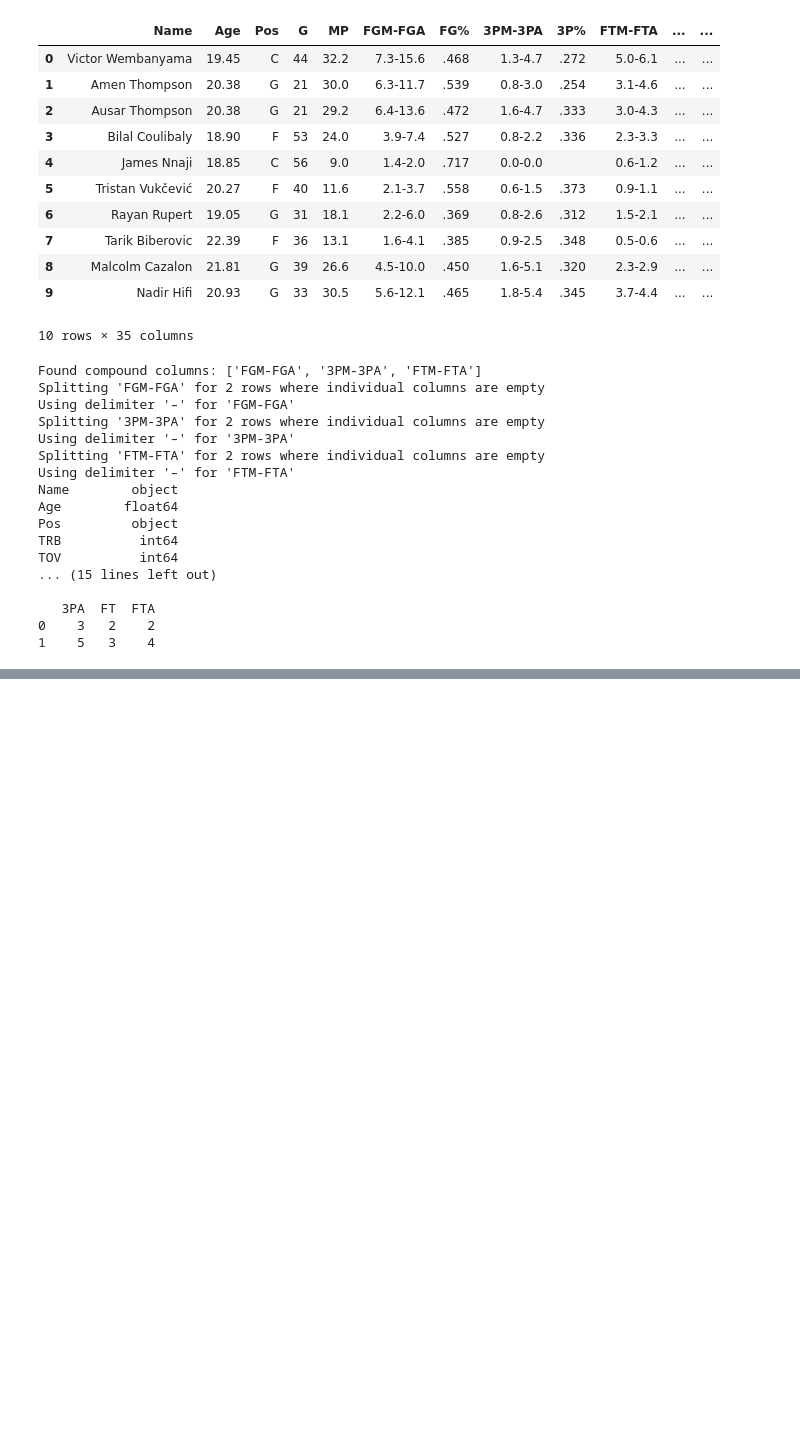
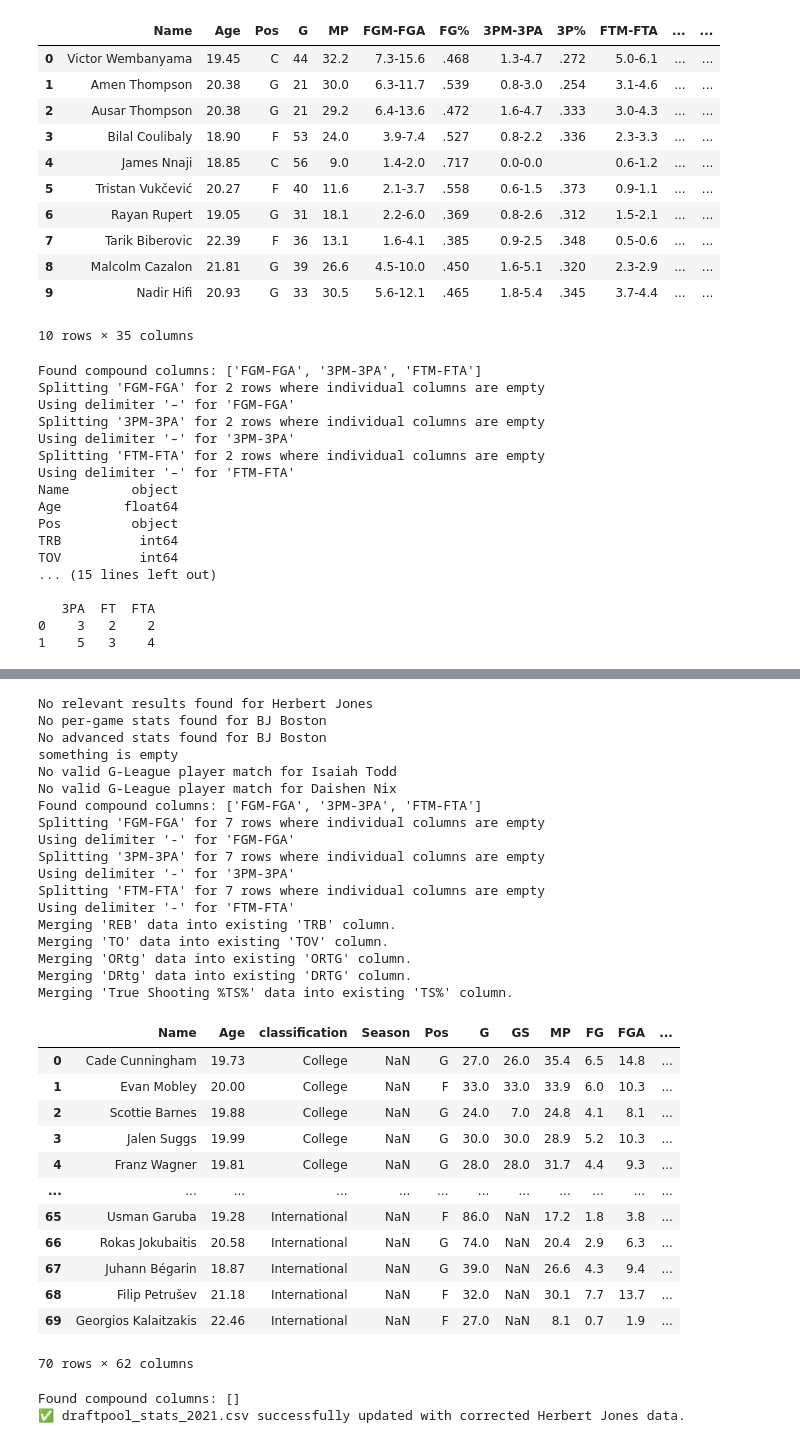
Before and after one commit to kienanana/NBA-Draft-Model, a Jupyter notebook: notebooks/playerstats_scraper.ipynb, the cells around one changed output, grey strips where cells are left out. Cells and saved outputs as stored; diff of their text form; code cells hidden in the pictures; blank space fills up the shorter version.

```diff
--- a/notebooks/playerstats_scraper.ipynb
+++ b/notebooks/playerstats_scraper.ipynb
@@ -838,0 +993,67 @@ No valid G-League player match for Sidy Cissoko
+# %%
+collect_draftpool_stats(2021)
+# %% [output]
+No relevant results found for Herbert Jones
+No per-game stats found for BJ Boston
+No advanced stats found for BJ Boston
+something is empty
+No valid G-League player match for Isaiah Todd
+No valid G-League player match for Daishen Nix
+Found compound columns: ['FGM-FGA', '3PM-3PA', 'FTM-FTA']
+Splitting 'FGM-FGA' for 7 rows where individual columns are empty
+Using delimiter '-' for 'FGM-FGA'
+Splitting '3PM-3PA' for 7 rows where individual columns are empty
+Using delimiter '-' for '3PM-3PA'
+Splitting 'FTM-FTA' for 7 rows where individual columns are empty
+Using delimiter '-' for 'FTM-FTA'
+Merging 'REB' data into existing 'TRB' column.
+Merging 'TO' data into existing 'TOV' column.
+Merging 'ORtg' data into existing 'ORTG' column.
+Merging 'DRtg' data into existing 'DRTG' column.
+Merging 'True Shooting %TS%' data into existing 'TS%' column.
+|  | Name | Age | classification | Season | Pos | G | GS | MP | FG | FGA | ... |
+| 0 | Cade Cunningham | 19.73 | College | NaN | G | 27.0 | 26.0 | 35.4 | 6.5 | 14.8 | ... |
+| 1 | Evan Mobley | 20.00 | College | NaN | F | 33.0 | 33.0 | 33.9 | 6.0 | 10.3 | ... |
+| 2 | Scottie Barnes | 19.88 | College | NaN | G | 24.0 | 7.0 | 24.8 | 4.1 | 8.1 | ... |
+| 3 | Jalen Suggs | 19.99 | College | NaN | G | 30.0 | 30.0 | 28.9 | 5.2 | 10.3 | ... |
+| 4 | Franz Wagner | 19.81 | College | NaN | G | 28.0 | 28.0 | 31.7 | 4.4 | 9.3 | ... |
+| ... | ... | ... | ... | ... | ... | ... | ... | ... | ... | ... | ... |
+| 65 | Usman Garuba | 19.28 | International | NaN | F | 86.0 | NaN | 17.2 | 1.8 | 3.8 | ... |
+| 66 | Rokas Jokubaitis | 20.58 | International | NaN | G | 74.0 | NaN | 20.4 | 2.9 | 6.3 | ... |
+| 67 | Juhann Bégarin | 18.87 | International | NaN | G | 39.0 | NaN | 26.6 | 4.3 | 9.4 | ... |
+| 68 | Filip Petrušev | 21.18 | International | NaN | F | 32.0 | NaN | 30.1 | 7.7 | 13.7 | ... |
+| 69 | Georgios Kalaitzakis | 22.46 | International | NaN | F | 27.0 | NaN | 8.1 | 0.7 | 1.9 | ... |
+70 rows × 62 columns
+# %%
+## MANUAL CLEANING 2021
+# CLEAN FOR HERB JONES (herbert jones on tankathon)
+driver = init_driver()
+herb_college_df = get_per_game_stats("Herb Jones", 2021, "Alabama", driver)
+herb_college_df["Name"] = "Herbert Jones"
+
+herb_tankathon_stats = get_tankathon_stats("Herbert Jones")
+herb_tankathon_df = pd.DataFrame([herb_tankathon_stats])
+herb_tankathon_df["Name"] = "Herbert Jones"
+
+herb_full = pd.merge(herb_college_df, herb_tankathon_df, on="Name", how="left")
+herb_full["classification"] = "College"
+herb_full.drop(columns=["Season"], inplace=True, errors="ignore")
+
+# Load original and remove old Herb
+final_df = pd.read_csv("../data/processed/2021/draftpool_stats_2021.csv")
+final_df = final_df[final_df["Name"] != "Herbert Jones"]
+
+# Ensure column compatibility before concat
+common_cols = final_df.columns.intersection(herb_full.columns)
+herb_full = herb_full[common_cols]  # restrict to compatible cols
+final_df = pd.concat([final_df, herb_full], ignore_index=True)
+
+# Clean and future-proof
+final_df = clean_draftpool_dataframe(final_df)
+
+# Save result
+final_df.to_csv("../data/processed/2021/draftpool_stats_2021.csv", index=False)
+print("✅ draftpool_stats_2021.csv successfully updated with corrected Herbert Jones data.")
+# %% [output]
+Found compound columns: []
+✅ draftpool_stats_2021.csv successfully updated with corrected Herbert Jones data.
```
Also changed, not shown: parts of 12 cells of this notebook, 9 other files.
